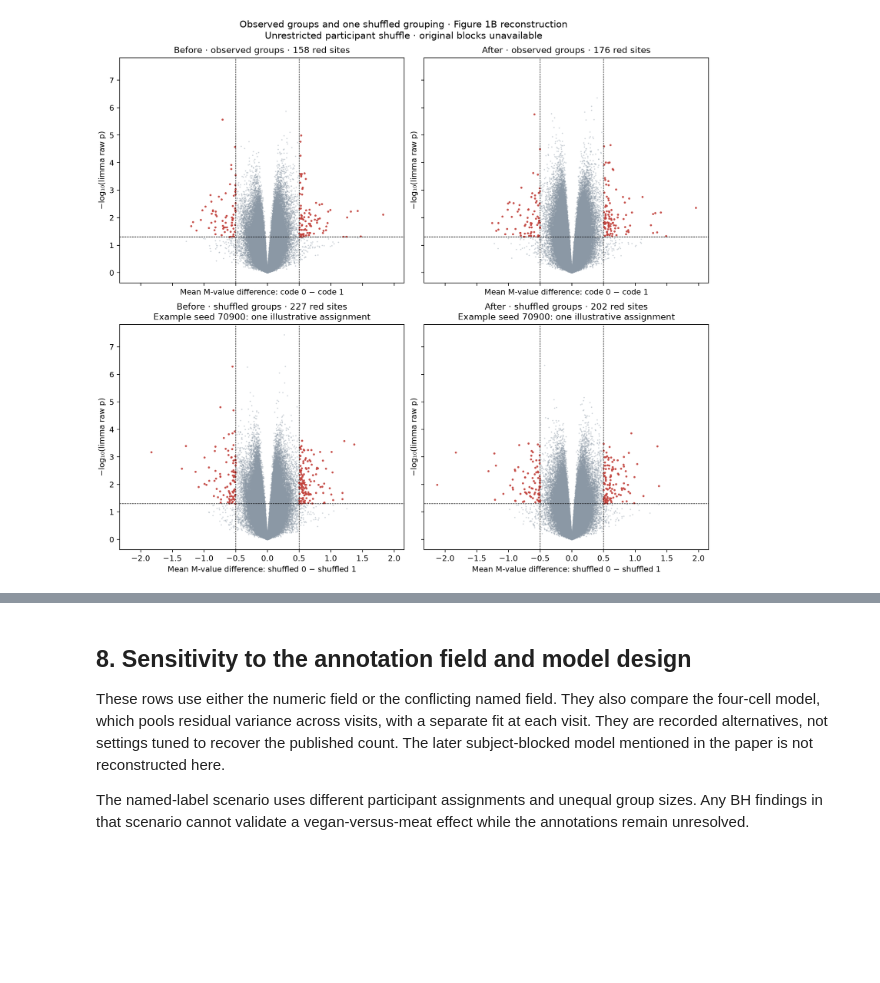
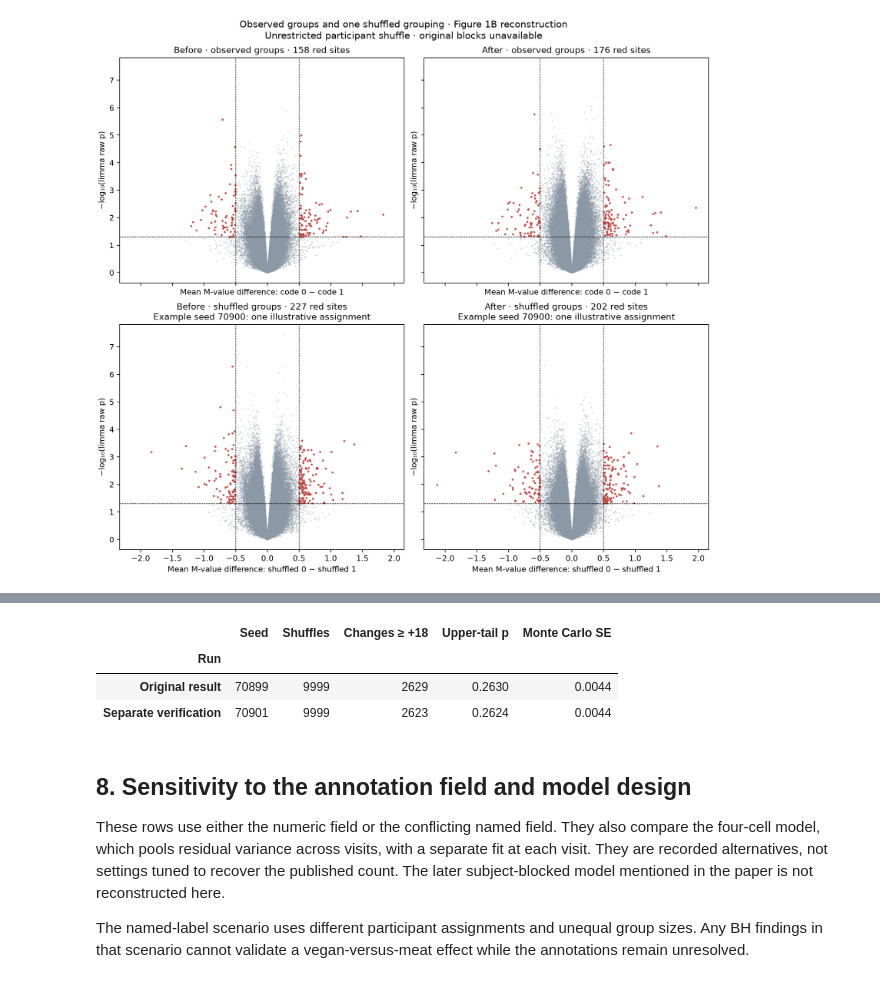
Before and after one commit to pbenner/diet-methylation-reanalysis, a Jupyter notebook: notebooks/figure1b_results.ipynb, the cells around one changed output, grey strips where cells are left out. Saved outputs shown, nothing was run; the diff lists cells and outputs as text; code cells hidden in the pictures; blank space fills up the shorter version.

Commit message:
Validate methylation results with independent audits and fix metadata alignment

```diff
--- a/notebooks/figure1b_results.ipynb
+++ b/notebooks/figure1b_results.ipynb
@@ -378,3 +443,33 @@ all observed site statistics were checked against R before the full saved run.
+# %%
+import hashlib
+
+# Independently recompute each tail from its own paired rows.
+check_run = json.loads((ROOT / "results/audit/independent_seed_summary.json").read_text())
+check_counts = pd.read_csv(ROOT / "results/audit/independent_seed_counts.csv")
+assert check_run["seed"] != run["seed"]
+assert len(check_counts) == check_run["repetitions"]
+assert hashlib.sha256((OUT / "permutation_null_counts.csv").read_bytes()).hexdigest() == check_run["original_count_sha256"]
+observed_change = int(summary.loc["after", "highlighted"] - summary.loc["before", "highlighted"])
+stability = []
+for label, seed, pairs in [
+    ("Original result", run["seed"], pd.read_csv(OUT / "permutation_null_counts.csv")),
+    ("Separate verification", check_run["seed"], check_counts),
+]:
+    count = int(((pairs.after - pairs.before) >= observed_change).sum())
+    p = (count + 1) / (len(pairs) + 1)
+    if label == "Separate verification":
+        assert count == check_run["shuffles_ge_observed_change"]
+        assert np.isclose(p, check_run["p_upper"])
+    stability.append({"Run": label, "Seed": seed, "Shuffles": len(pairs),
+                      "Changes ≥ +18": count, "Upper-tail p": p,
+                      "Monte Carlo SE": np.sqrt(p * (1-p) / len(pairs))})
+display(pd.DataFrame(stability).set_index("Run").style.format({
+    "Upper-tail p": "{:.4f}", "Monte Carlo SE": "{:.4f}"}))
+# %% [output]
+|  | Seed | Shuffles | Changes ≥ +18 | Upper-tail p | Monte Carlo SE |
+| Run |  |  |  |  |  |
+| Original result | 70899 | 9999 | 2629 | 0.2630 | 0.0044 |
+| Separate verification | 70901 | 9999 | 2623 | 0.2624 | 0.0044 |
 # %% [markdown]
 ## 8. Sensitivity to the annotation field and model design
 
```
Also changed, not shown: parts of 5 cells of this notebook, 18 other files.
